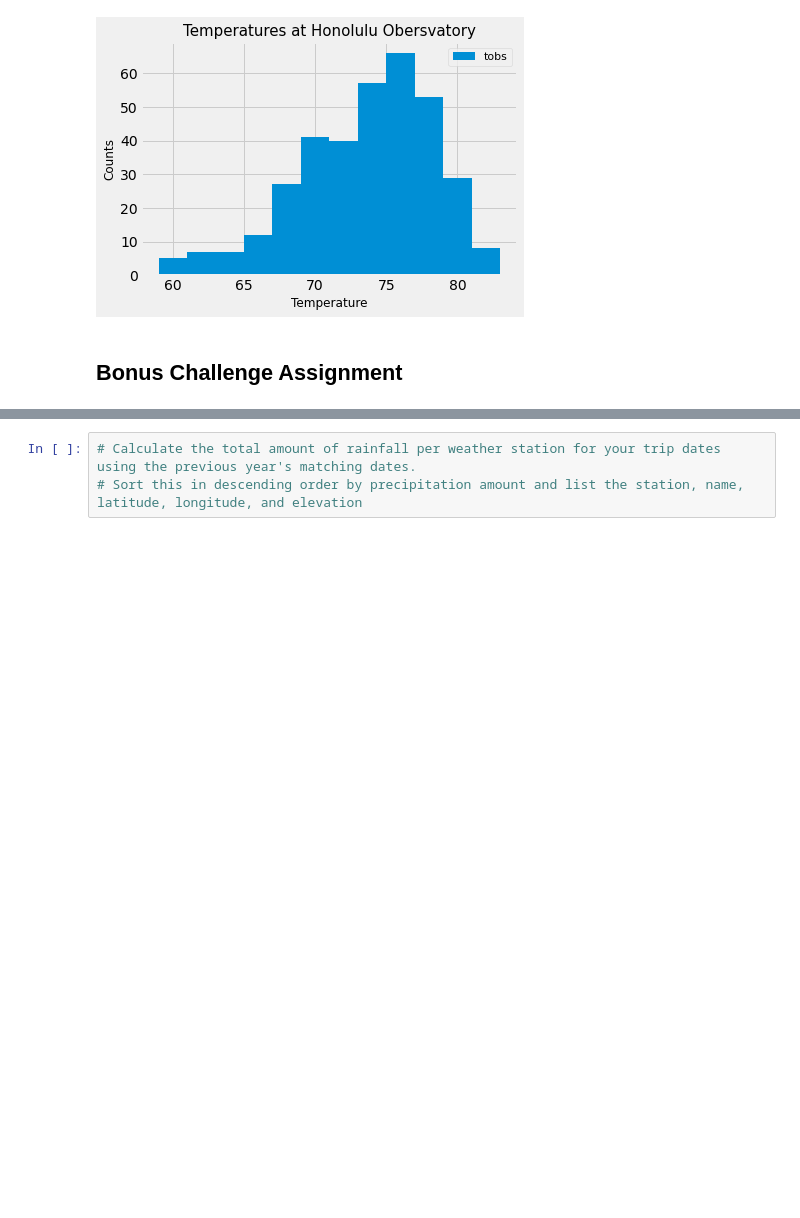
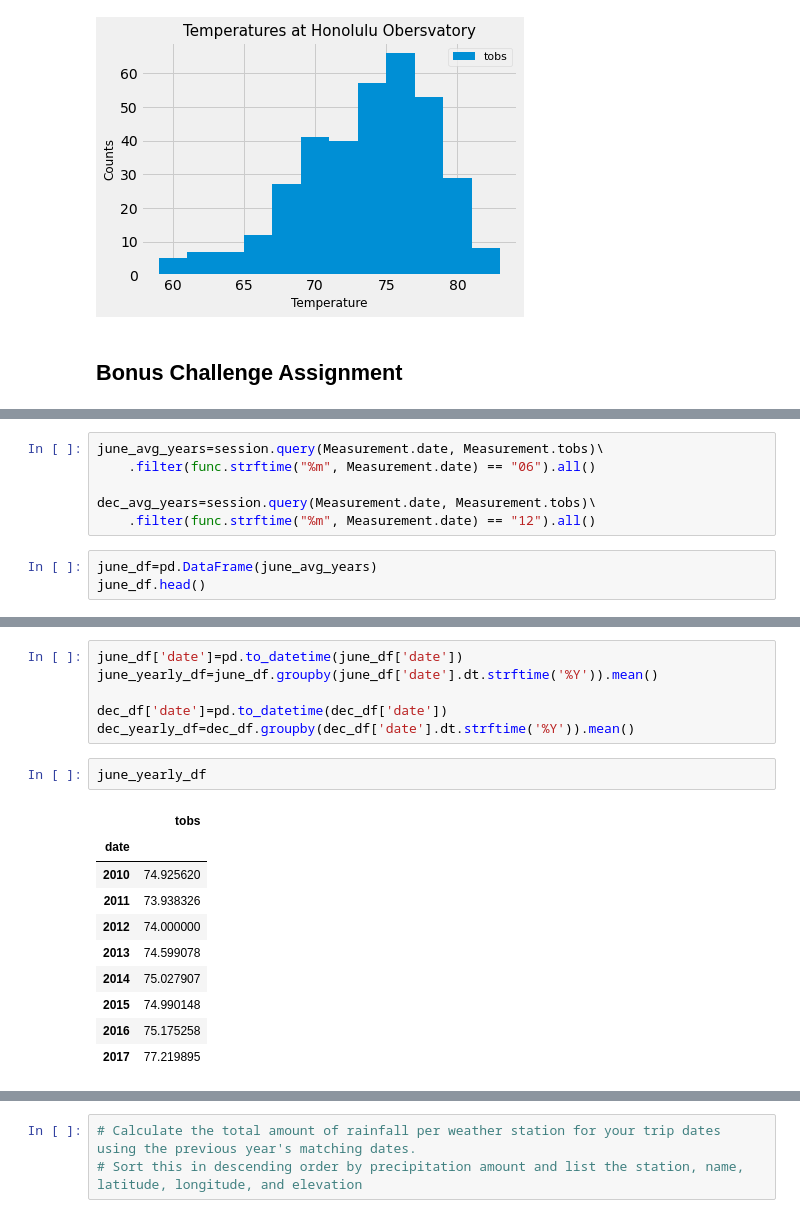
Before and after one commit to acsours/sqlalchemy-challenge, a Jupyter notebook: climate_starter.ipynb, the cells around one changed output, grey strips where cells are left out. Saved outputs shown, nothing was run; the diff lists cells and outputs as text; blank space fills up the shorter version.

```diff
--- a/climate_starter.ipynb
+++ b/climate_starter.ipynb
@@ -420,0 +443,9 @@ print(calc_temps('2012-02-28', '2012-03-05'))
+# %%
+june_avg_years=session.query(Measurement.date, Measurement.tobs)\
+    .filter(func.strftime("%m", Measurement.date) == "06").all()
+
+dec_avg_years=session.query(Measurement.date, Measurement.tobs)\
+    .filter(func.strftime("%m", Measurement.date) == "12").all()
+# %%
+june_df=pd.DataFrame(june_avg_years)
+june_df.head()
@@ -420,0 +469,19 @@ print(calc_temps('2012-02-28', '2012-03-05'))
+# %%
+june_df['date']=pd.to_datetime(june_df['date'])
+june_yearly_df=june_df.groupby(june_df['date'].dt.strftime('%Y')).mean()
+
+dec_df['date']=pd.to_datetime(dec_df['date'])
+dec_yearly_df=dec_df.groupby(dec_df['date'].dt.strftime('%Y')).mean()
+# %%
+june_yearly_df
+# %% [output]
+|  | tobs |
+| date |  |
+| 2010 | 74.925620 |
+| 2011 | 73.938326 |
+| 2012 | 74.000000 |
+| 2013 | 74.599078 |
+| 2014 | 75.027907 |
+| 2015 | 74.990148 |
+| 2016 | 75.175258 |
+| 2017 | 77.219895 |
```
Also changed, not shown: parts of 17 cells of this notebook, 1 other file.
